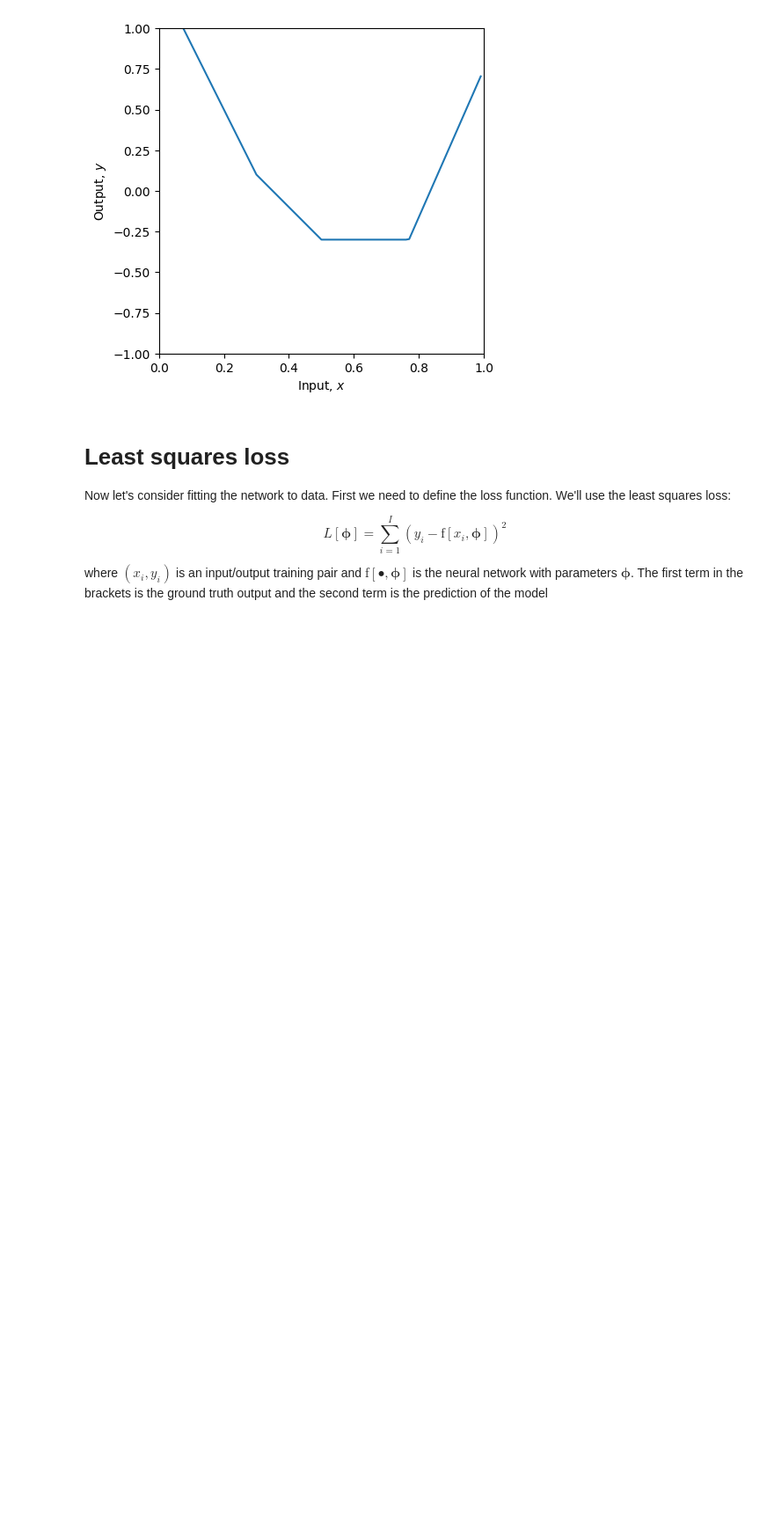
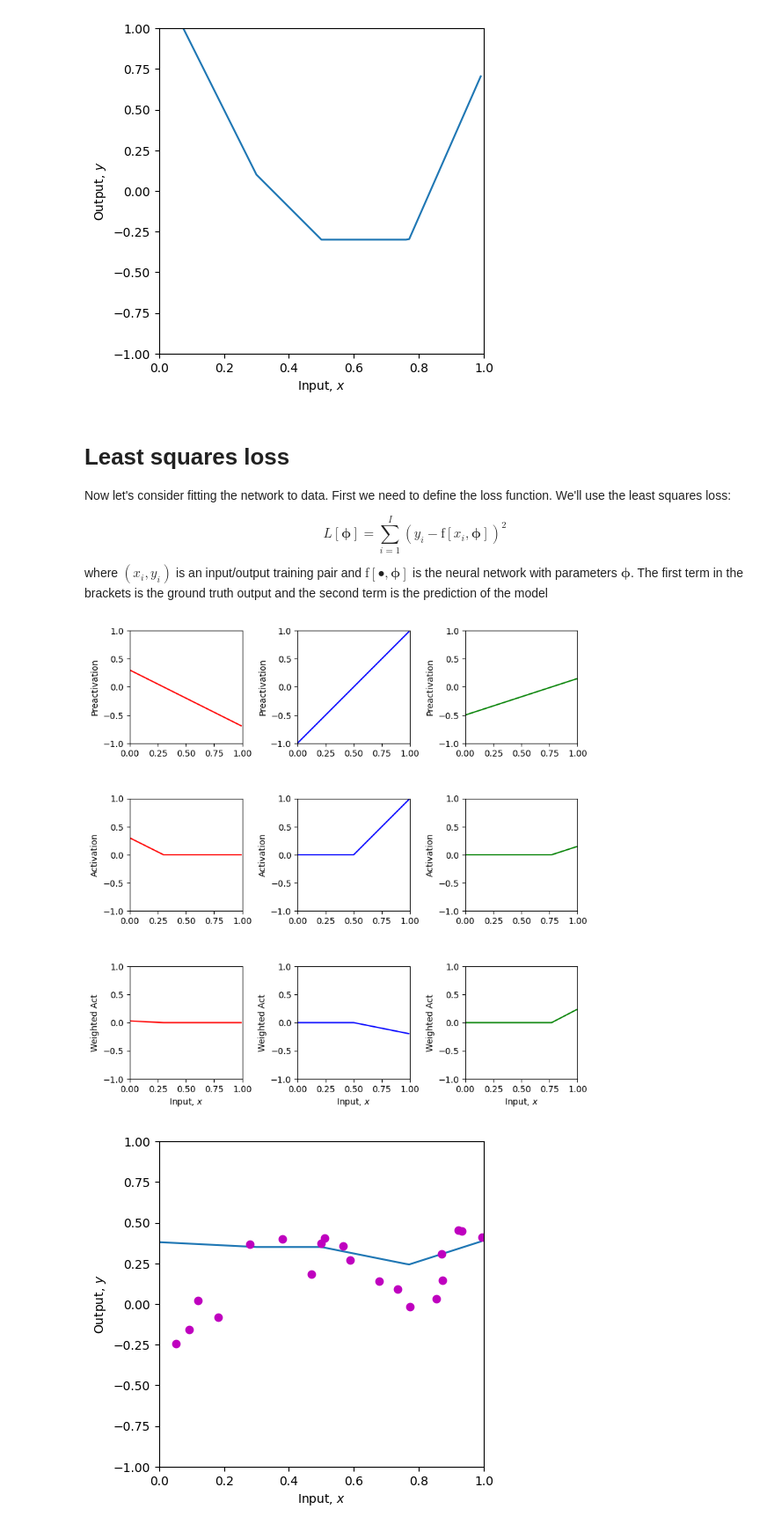
Before and after one commit to Kulnoorbajwa/CSCI-167--Deep-learning-, a Jupyter notebook: Assigment_3_1_Shallow_Networks_I.ipynb, the cells around one changed output. Shown at 88% size. Drawn from its saved outputs; the diff is of its cells as text; code cells hidden in the pictures; blank space fills up the shorter version.

```diff
--- a/Assigment_3_1_Shallow_Networks_I.ipynb
+++ b/Assigment_3_1_Shallow_Networks_I.ipynb
@@ -209,35 +209,38 @@ def least_squares_loss(y_train, y_predict):
 theta_10 =  0.3 ; theta_11 = -1.0
 theta_20 = -1.0  ; theta_21 = 2.0
 theta_30 = -0.5  ; theta_31 = 0.65
-phi_0 = -0.3; phi_1 = 2.0; phi_2 = -1.0; phi_3 = 7.0
+phi_0 = 0.35; phi_1 = 0.1; phi_2 = -0.2; phi_3 = 1.6
 
 # Define a range of input values
 x = np.arange(0,1,0.01)
 
 x_train = np.array([0.09291784,0.46809093,0.93089486,0.67612654,0.73441752,0.86847339,\
                    0.49873225,0.51083168,0.18343972,0.99380898,0.27840809,0.38028817,\
                    0.12055708,0.56715537,0.92005746,0.77072270,0.85278176,0.05315950,\
                    0.87168699,0.58858043])
 y_train = np.array([-0.15934537,0.18195445,0.451270150,0.13921448,0.09366691,0.30567674,\
                     0.372291170,0.40716968,-0.08131792,0.41187806,0.36943738,0.3994327,\
                     0.019062570,0.35820410,0.452564960,-0.0183121,0.02957665,-0.24354444, \
                     0.148038840,0.26824970])
 
 # We run the neural network for each of these input values
 y, pre_1, pre_2, pre_3, act_1, act_2, act_3, w_act_1, w_act_2, w_act_3 = \
     shallow_1_1_3(x, ReLU, phi_0,phi_1,phi_2,phi_3, theta_10, theta_11, theta_20, theta_21, theta_30, theta_31)
 # And then plot it
 plot_neural(x, y, pre_1, pre_2, pre_3, act_1, act_2, act_3, w_act_1, w_act_2, w_act_3, plot_all=True, x_data = x_train, y_data = y_train)
 
 # Run the neural network on the training data
 y_predict, *_ = shallow_1_1_3(x_train, ReLU, phi_0,phi_1,phi_2,phi_3, theta_10, theta_11, theta_20, theta_21, theta_30, theta_31)
 
 # Compute the least squares loss and print it out
 loss = least_squares_loss(y_train,y_predict)
 print('Your Loss = %3.3f, True value = 9.385'%(loss))
 
 # TODO.  Manipulate the parameters (by hand!) to make the function
 # fit the data better and try to reduce the loss to as small a number
 # as possible.  The best that I could do was 0.181
 # Tip... start by manipulating phi_0.
 # It's not that easy, so don't spend too much time on this!
+# %% [output]
+[figure, added]
+[figure, added]
```
Also changed, not shown: parts of 2 cells of this notebook.
